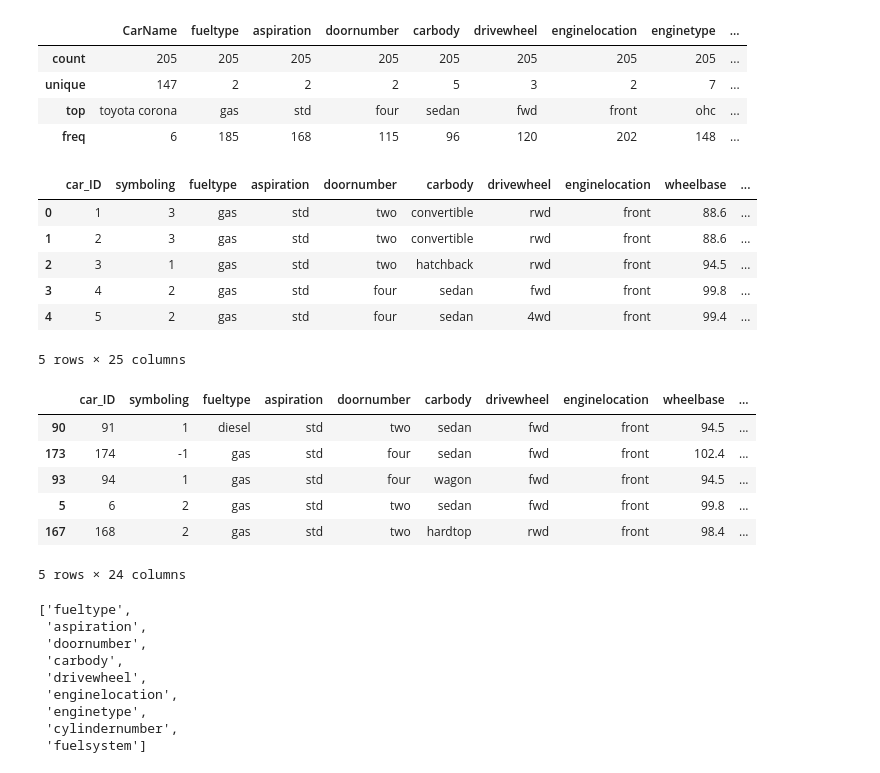
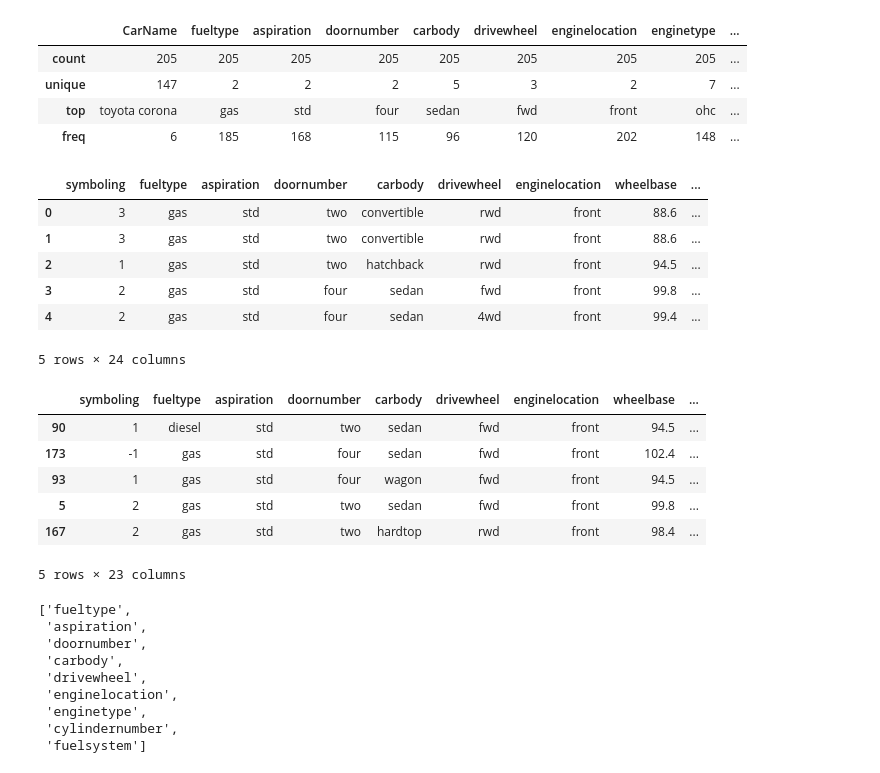
Before and after one commit to krisbarbier/Linear-Regression-in-Statsmodels, a Jupyter notebook: Linear Regression in Statsmodels.ipynb, the cells around one changed output. Cells and saved outputs as stored; diff of their text form; code cells hidden in the pictures.

```diff
--- a/Linear Regression in Statsmodels.ipynb
+++ b/Linear Regression in Statsmodels.ipynb
@@ -57,17 +57,17 @@ df.describe(exclude = 'number')
 | top | toyota corona | gas | std | four | sedan | fwd | front | ohc | ... |
 | freq | 6 | 185 | 168 | 115 | 96 | 120 | 202 | 148 | ... |
 # %%
-#Drop car name for high cardinality
-df = df.drop(columns = 'CarName')
+#Drop car name and car_ID for high cardinality
+df = df.drop(columns = ['CarName', 'car_ID'])
 df.head()
 # %% [output]
-|  | car_ID | symboling | fueltype | aspiration | doornumber | carbody | drivewheel | enginelocation | wheelbase | ... |
-| 0 | 1 | 3 | gas | std | two | convertible | rwd | front | 88.6 | ... |
-| 1 | 2 | 3 | gas | std | two | convertible | rwd | front | 88.6 | ... |
-| 2 | 3 | 1 | gas | std | two | hatchback | rwd | front | 94.5 | ... |
-| 3 | 4 | 2 | gas | std | four | sedan | fwd | front | 99.8 | ... |
-| 4 | 5 | 2 | gas | std | four | sedan | 4wd | front | 99.4 | ... |
+|  | symboling | fueltype | aspiration | doornumber | carbody | drivewheel | enginelocation | wheelbase | ... |
+| 0 | 3 | gas | std | two | convertible | rwd | front | 88.6 | ... |
+| 1 | 3 | gas | std | two | convertible | rwd | front | 88.6 | ... |
+| 2 | 1 | gas | std | two | hatchback | rwd | front | 94.5 | ... |
+| 3 | 2 | gas | std | four | sedan | fwd | front | 99.8 | ... |
+| 4 | 2 | gas | std | four | sedan | 4wd | front | 99.4 | ... |
-5 rows × 25 columns
+5 rows × 24 columns
 # %%
 #Define X and y
 y = df['price']
@@ -77,13 +77,13 @@ X = df.drop(columns = 'price')
 X_train, X_test, y_train, y_test = train_test_split(X, y, random_state = 42)
 X_train.head()
 # %% [output]
-|  | car_ID | symboling | fueltype | aspiration | doornumber | carbody | drivewheel | enginelocation | wheelbase | ... |
-| 90 | 91 | 1 | diesel | std | two | sedan | fwd | front | 94.5 | ... |
-| 173 | 174 | -1 | gas | std | four | sedan | fwd | front | 102.4 | ... |
-| 93 | 94 | 1 | gas | std | four | wagon | fwd | front | 94.5 | ... |
-| 5 | 6 | 2 | gas | std | two | sedan | fwd | front | 99.8 | ... |
-| 167 | 168 | 2 | gas | std | two | hardtop | rwd | front | 98.4 | ... |
+|  | symboling | fueltype | aspiration | doornumber | carbody | drivewheel | enginelocation | wheelbase | ... |
+| 90 | 1 | diesel | std | two | sedan | fwd | front | 94.5 | ... |
+| 173 | -1 | gas | std | four | sedan | fwd | front | 102.4 | ... |
+| 93 | 1 | gas | std | four | wagon | fwd | front | 94.5 | ... |
+| 5 | 2 | gas | std | two | sedan | fwd | front | 99.8 | ... |
+| 167 | 2 | gas | std | two | hardtop | rwd | front | 98.4 | ... |
-5 rows × 24 columns
+5 rows × 23 columns
 # %%
 #Make cat selector and using it to save list of column names
 cat_select = make_column_selector(dtype_include='object')
```
Also changed, not shown: parts of 51 cells of this notebook.
